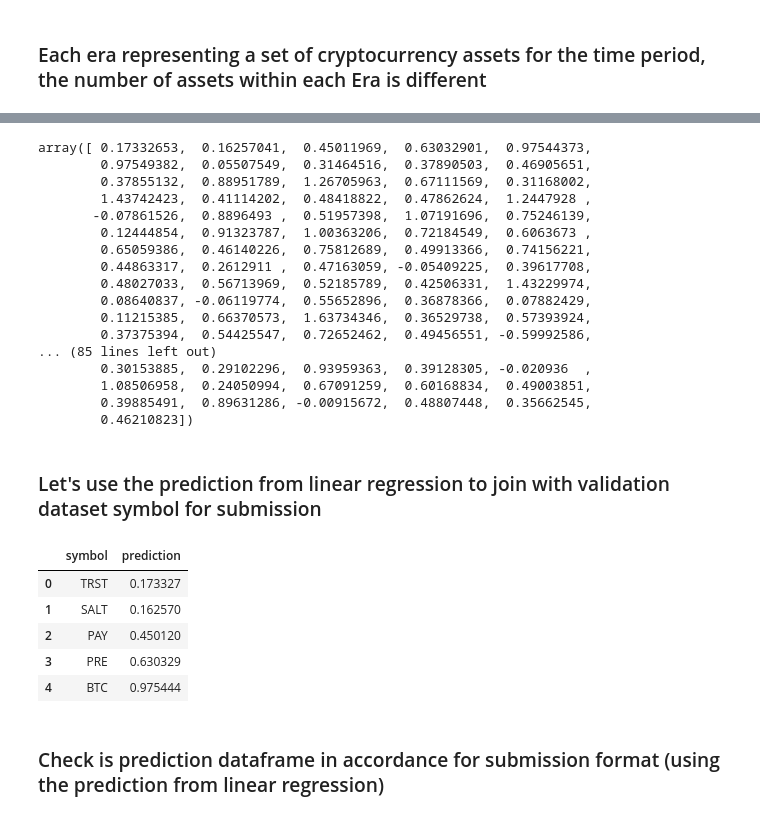
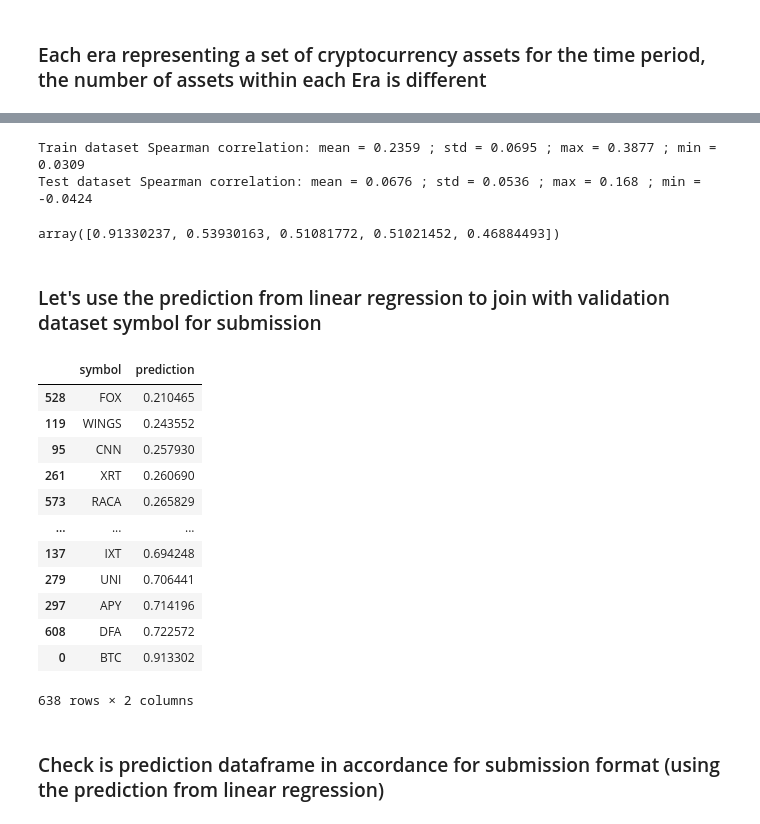
Before and after one commit to rocketcapital-ai/competition_quickstart_dataloader, a Jupyter notebook: Quickstart.ipynb, the cells around one changed output, grey strips where cells are left out. Drawn from its saved outputs; the diff is of its cells as text; code cells hidden in the pictures.

Commit message:
Update Quickstart.ipynb to use Spearman correlation as scoring metric
Update scoring metric from RMSE to Spearman correlation (from challenge 27)

```diff
--- a/Quickstart.ipynb
+++ b/Quickstart.ipynb
@@ -177,42 +170,74 @@ rmse for test dataset: 0.29656652887354573
+# %%
+# function to calculate Spearman correlation by era (mean, std, max, min)
+# we want to get stable correlation across era to maximize both challenge and competition reward
+def spearman_by_era(prediction, target):
+  df = pd.DataFrame(index=target.index,
+                    data = {'prediction': prediction,
+                            'target': target}
+                    )
+
+  spearman_era_list = []
+  for era in df.index.unique():
+    era_df = df[df.index == era]
+    spearman_corr = sp.stats.spearmanr(era_df.prediction, era_df.target)[0]
+    spearman_era_list.append(spearman_corr)
+
+  mean = np.mean(spearman_era_list)
+  std = np.std(spearman_era_list)
+  max = np.max(spearman_era_list)
+  min = np.min(spearman_era_list)
+  return mean, std, max, min
+
+y_pred_train = reg.predict(X_train)
+train_spearman = spearman_by_era(y_pred_train, y_train)
+print('Train dataset Spearman correlation: mean = {} ; std = {} ; max = {} ; min = {}'.format(round(train_spearman[0], 4),
+                                                                                            round(train_spearman[1], 4),
+                                                                                            round(train_spearman[2], 4),
+                                                                                            round(train_spearman[3], 4),
+                                                                                            ))
+
+y_pred_test = reg.predict(X_test)
+test_spearman = spearman_by_era(y_pred_test, y_test)
+print('Test dataset Spearman correlation: mean = {} ; std = {} ; max = {} ; min = {}'.format(round(test_spearman[0], 4),
+                                                                                            round(test_spearman[1], 4),
+                                                                                            round(test_spearman[2], 4),
+                                                                                            round(test_spearman[3], 4),
+                                                                                            ))
+# %% [output]
+Train dataset Spearman correlation: mean = 0.2359 ; std = 0.0695 ; max = 0.3877 ; min = 0.0309
+Test dataset Spearman correlation: mean = 0.0676 ; std = 0.0536 ; max = 0.168 ; min = -0.0424
 # %%
 # Use the trained Linear Regression model to make prediction on latest data
 
 X_validation = validation_dataset.iloc[:, 1:-2]
 y_validation_linear_reg = reg.predict(X_validation)
 
-y_validation_linear_reg
+y_validation_linear_reg[:5]
 # %% [output]
-array([ 0.17332653,  0.16257041,  0.45011969,  0.63032901,  0.97544373,
-        0.97549382,  0.05507549,  0.31464516,  0.37890503,  0.46905651,
-        0.37855132,  0.88951789,  1.26705963,  0.67111569,  0.31168002,
-        1.43742423,  0.41114202,  0.48418822,  0.47862624,  1.2447928 ,
-       -0.07861526,  0.8896493 ,  0.51957398,  1.07191696,  0.75246139,
-        0.12444854,  0.91323787,  1.00363206,  0.72184549,  0.6063673 ,
-        0.65059386,  0.46140226,  0.75812689,  0.49913366,  0.74156221,
-        0.44863317,  0.2612911 ,  0.47163059, -0.05409225,  0.39617708,
-        0.48027033,  0.56713969,  0.52185789,  0.42506331,  1.43229974,
-        0.08640837, -0.06119774,  0.55652896,  0.36878366,  0.07882429,
-        0.11215385,  0.66370573,  1.63734346,  0.36529738,  0.57393924,
-        0.37375394,  0.54425547,  0.72652462,  0.49456551, -0.59992586,
-... (85 lines left out)
-        0.30153885,  0.29102296,  0.93959363,  0.39128305, -0.020936  ,
-        1.08506958,  0.24050994,  0.67091259,  0.60168834,  0.49003851,
-        0.39885491,  0.89631286, -0.00915672,  0.48807448,  0.35662545,
-        0.46210823])
+array([0.91330237, 0.53930163, 0.51081772, 0.51021452, 0.46884493])
 # %% [markdown]
 ### Let's use the prediction from linear regression to join with validation dataset symbol for submission
 # %%
 prediction = pd.DataFrame()
 prediction['symbol'] = list(validation_dataset.symbol)
 prediction['prediction'] = y_validation_linear_reg
-prediction.head()
+
+# sort the prediction to check which symbol is weaker and stronger, ie. FOX is weakest; BTC is strongest
+prediction.sort_values('prediction')
 # %% [output]
 |  | symbol | prediction |
-| 0 | TRST | 0.173327 |
-| 1 | SALT | 0.162570 |
-| 2 | PAY | 0.450120 |
-| 3 | PRE | 0.630329 |
-| 4 | BTC | 0.975444 |
+| 528 | FOX | 0.210465 |
+| 119 | WINGS | 0.243552 |
+| 95 | CNN | 0.257930 |
+| 261 | XRT | 0.260690 |
+| 573 | RACA | 0.265829 |
+| ... | ... | ... |
+| 137 | IXT | 0.694248 |
+| 279 | UNI | 0.706441 |
+| 297 | APY | 0.714196 |
+| 608 | DFA | 0.722572 |
+| 0 | BTC | 0.913302 |
+638 rows × 2 columns
 # %% [markdown]
 ### Check is prediction dataframe in accordance for submission format (using the prediction from linear regression)
 # %%
```
Also changed, not shown: parts of 12 cells of this notebook.
